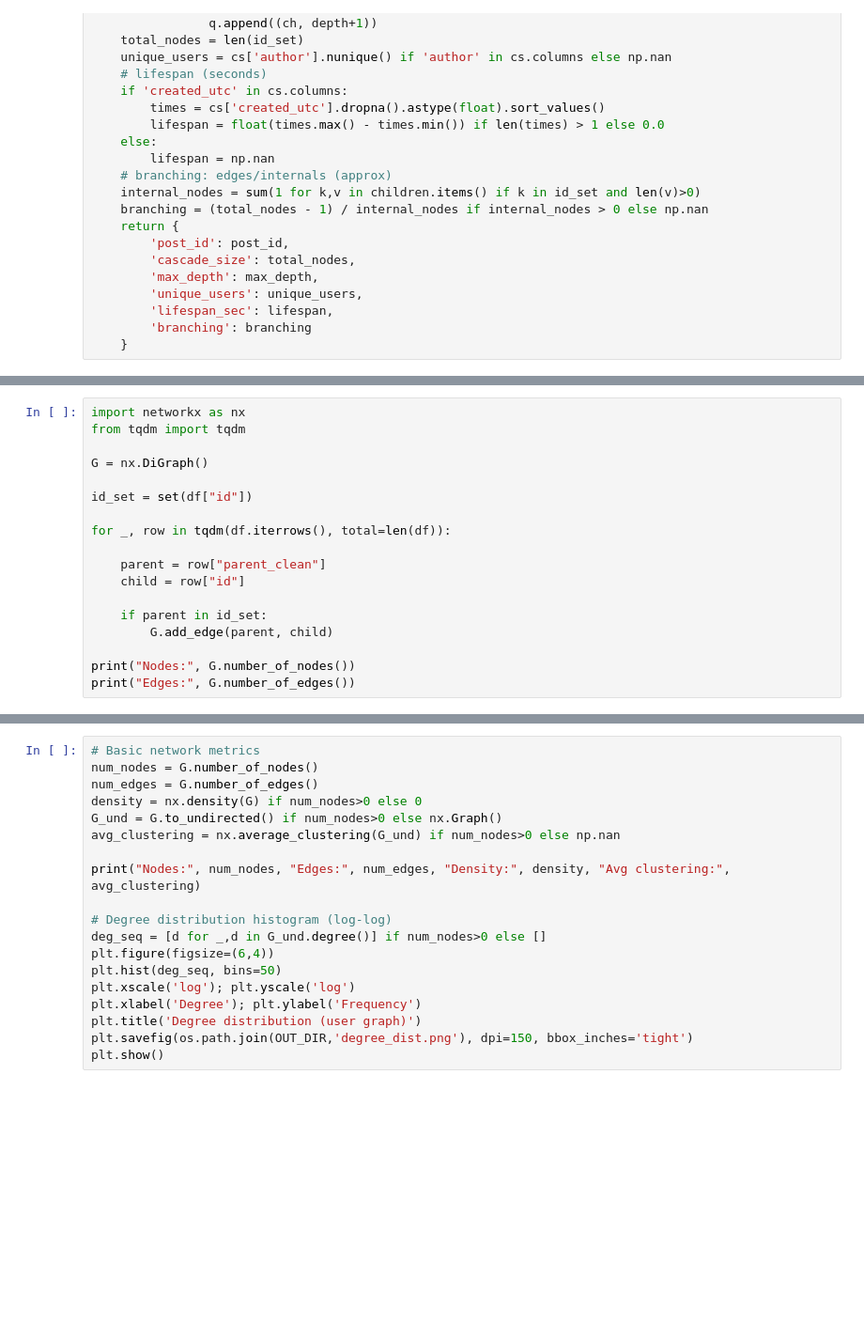
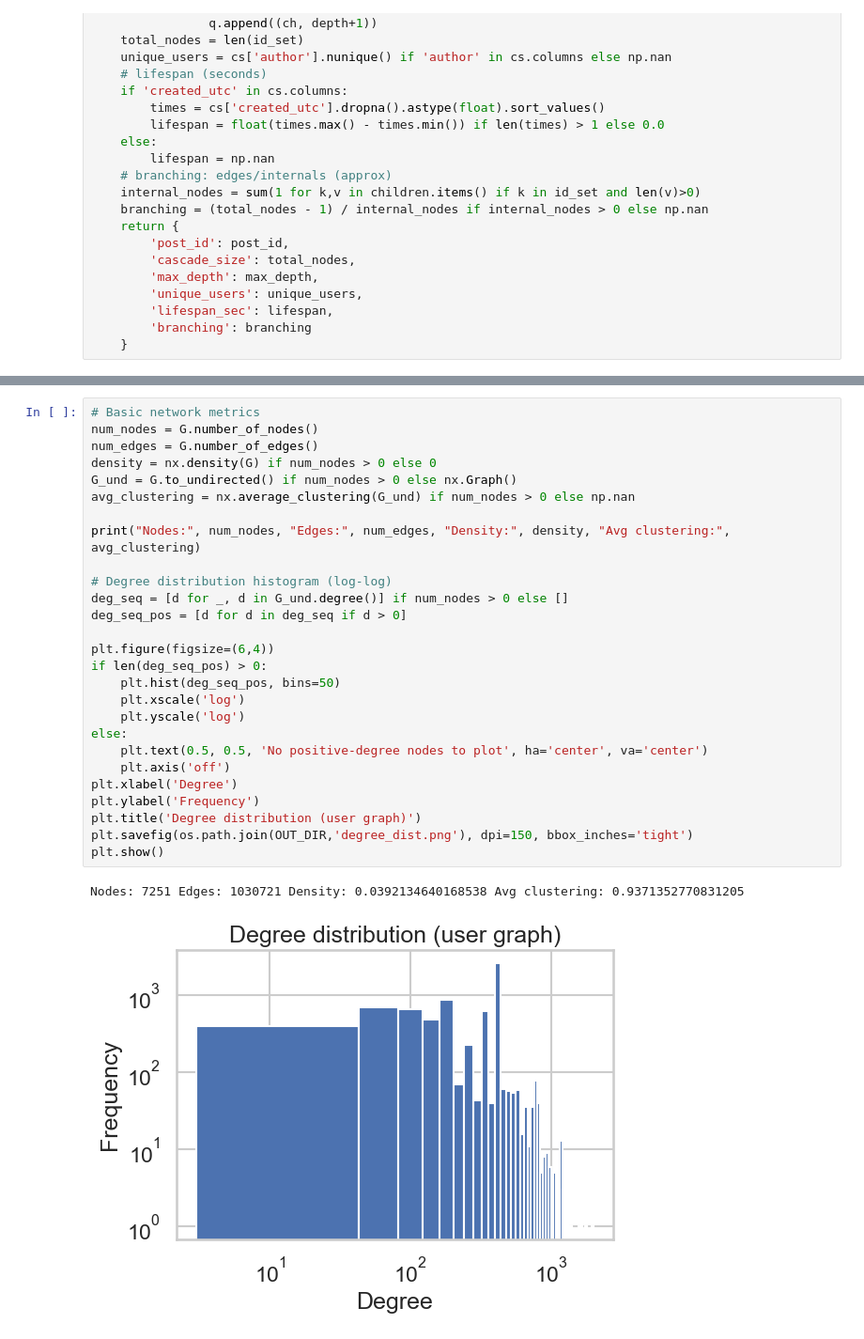
Before and after one commit to Venkat-jaswanth/Network-Science-Project, a Jupyter notebook: Networks_Colab.ipynb, the cells around one changed output, grey strips where cells are left out. Shown at 94% size. Drawn from its saved outputs; the diff is of its cells as text; blank space fills up the shorter version.

```diff
--- a/Networks_Colab.ipynb
+++ b/Networks_Colab.ipynb
@@ -247,18 +502,0 @@ df.head()
-# %%
-import networkx as nx
-from tqdm import tqdm
-
-G = nx.DiGraph()
-
-id_set = set(df["id"])
-
-for _, row in tqdm(df.iterrows(), total=len(df)):
-
-    parent = row["parent_clean"]
-    child = row["id"]
-
-    if parent in id_set:
-        G.add_edge(parent, child)
-
-print("Nodes:", G.number_of_nodes())
-print("Edges:", G.number_of_edges())
@@ -296,19 +555,30 @@ G_und = G.to_undirected() if G.number_of_nodes() > 0 else nx.Graph()
 # %%
 # Basic network metrics
 num_nodes = G.number_of_nodes()
 num_edges = G.number_of_edges()
-density = nx.density(G) if num_nodes>0 else 0
-G_und = G.to_undirected() if num_nodes>0 else nx.Graph()
-avg_clustering = nx.average_clustering(G_und) if num_nodes>0 else np.nan
+density = nx.density(G) if num_nodes > 0 else 0
+G_und = G.to_undirected() if num_nodes > 0 else nx.Graph()
+avg_clustering = nx.average_clustering(G_und) if num_nodes > 0 else np.nan
 
 print("Nodes:", num_nodes, "Edges:", num_edges, "Density:", density, "Avg clustering:", avg_clustering)
 
 # Degree distribution histogram (log-log)
-deg_seq = [d for _,d in G_und.degree()] if num_nodes>0 else []
+deg_seq = [d for _, d in G_und.degree()] if num_nodes > 0 else []
+deg_seq_pos = [d for d in deg_seq if d > 0]
+
 plt.figure(figsize=(6,4))
-plt.hist(deg_seq, bins=50)
-plt.xscale('log'); plt.yscale('log')
-plt.xlabel('Degree'); plt.ylabel('Frequency')
+if len(deg_seq_pos) > 0:
+    plt.hist(deg_seq_pos, bins=50)
+    plt.xscale('log')
+    plt.yscale('log')
+else:
+    plt.text(0.5, 0.5, 'No positive-degree nodes to plot', ha='center', va='center')
+    plt.axis('off')
+plt.xlabel('Degree')
+plt.ylabel('Frequency')
 plt.title('Degree distribution (user graph)')
 plt.savefig(os.path.join(OUT_DIR,'degree_dist.png'), dpi=150, bbox_inches='tight')
 plt.show()
+# %% [output]
+Nodes: 7251 Edges: 1030721 Density: 0.0392134640168538 Avg clustering: 0.9371352770831205
+[figure, added]
```
Also changed, not shown: parts of 45 cells of this notebook, 12 other files.
